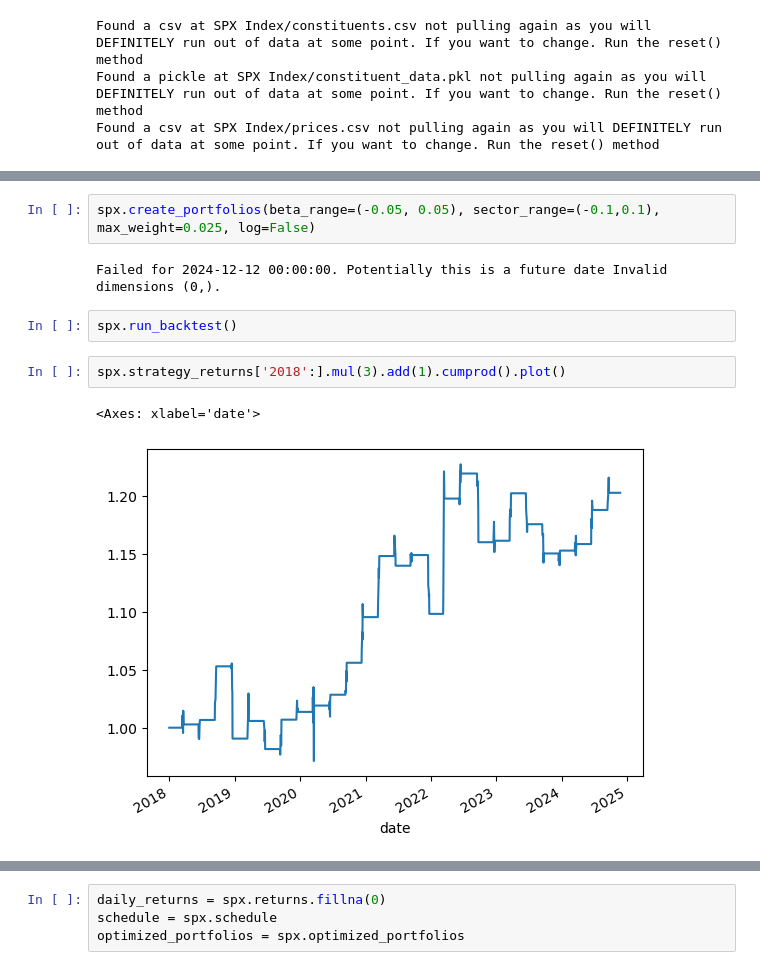
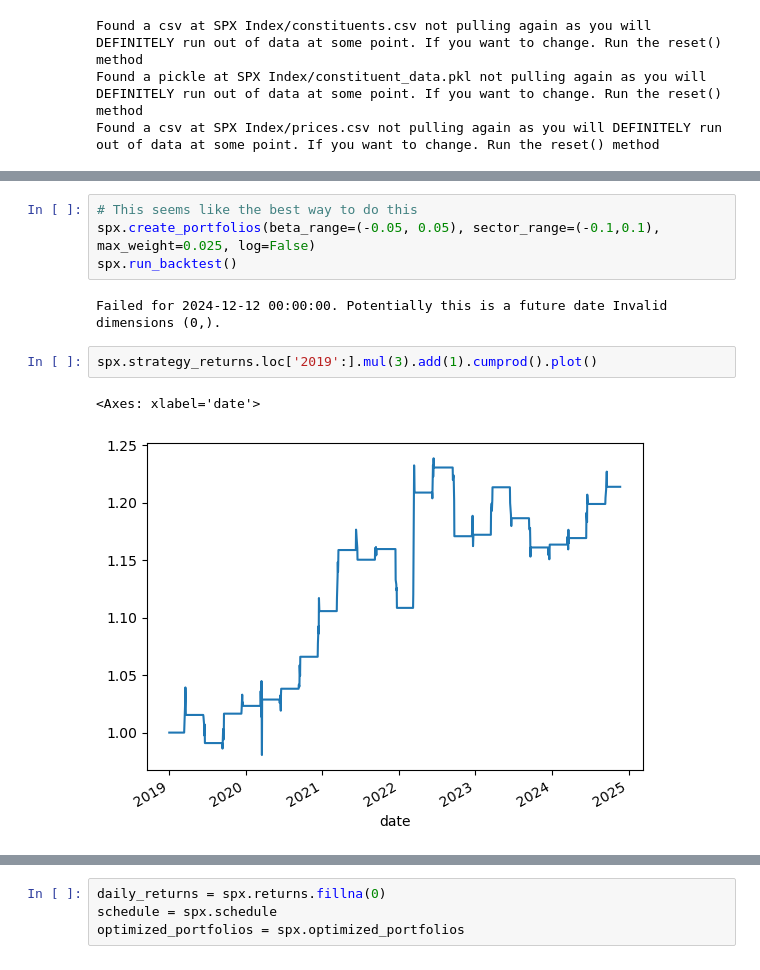
Before and after one commit to Casper889/STR, a Jupyter notebook: testeng.ipynb, the cells around one changed output, grey strips where cells are left out. Saved outputs shown, nothing was run; the diff lists cells and outputs as text.

```diff
--- a/testeng.ipynb
+++ b/testeng.ipynb
@@ -120,11 +31,11 @@ Testing: beta_limit=0.05, sector_limit=0.1, max_weight=0.03, log=False
 # %%
+# This seems like the best way to do this
 spx.create_portfolios(beta_range=(-0.05, 0.05), sector_range=(-0.1,0.1), max_weight=0.025, log=False)
+spx.run_backtest()
 # %% [output]
 Failed for 2024-12-12 00:00:00. Potentially this is a future date Invalid dimensions (0,).
-# %%
-spx.run_backtest()
 # %%
-spx.strategy_returns['2018':].mul(3).add(1).cumprod().plot()
+spx.strategy_returns.loc['2019':].mul(3).add(1).cumprod().plot()
 # %% [output]
 <Axes: xlabel='date'>
-[figure, old version]
+[figure, new version]
```
Also changed, not shown: parts of 14 cells of this notebook, 5 other files.
